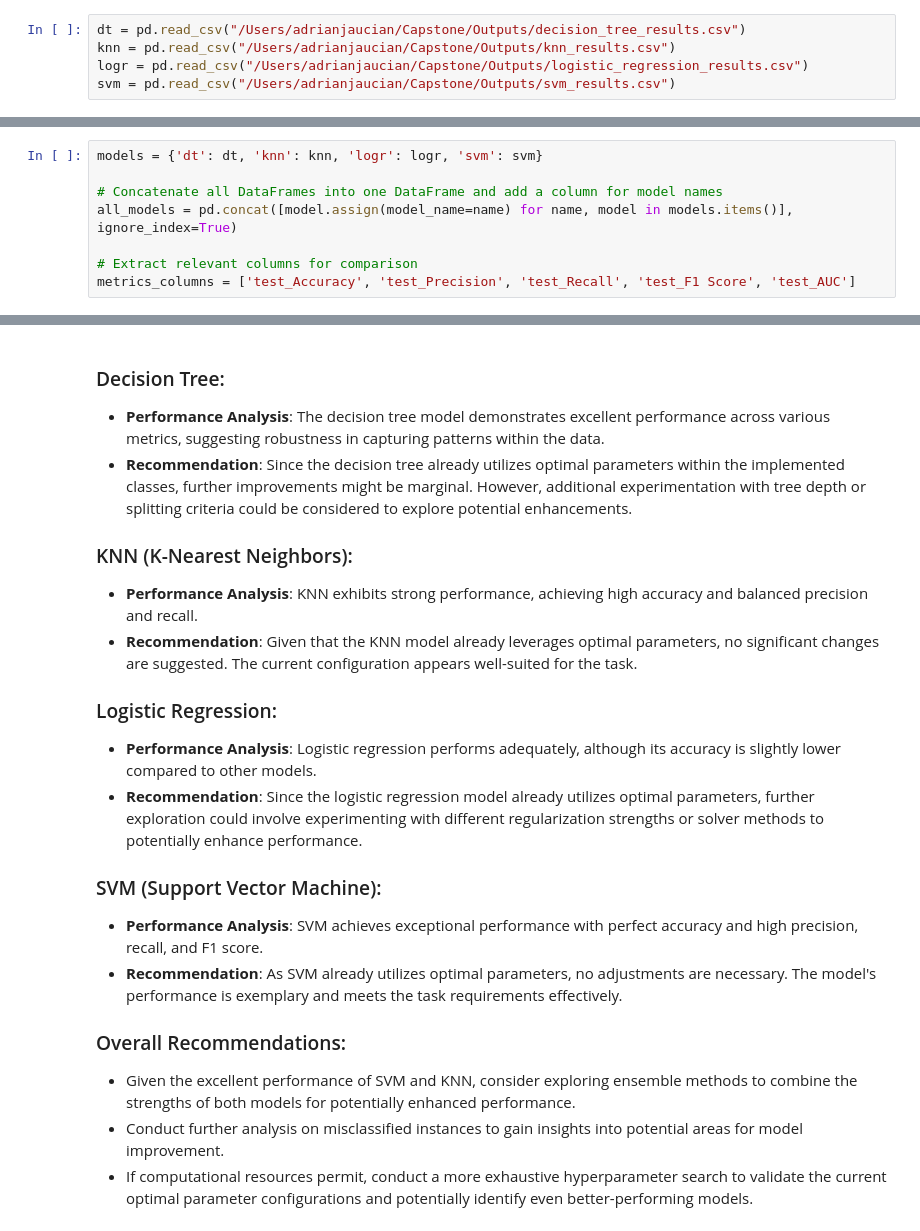
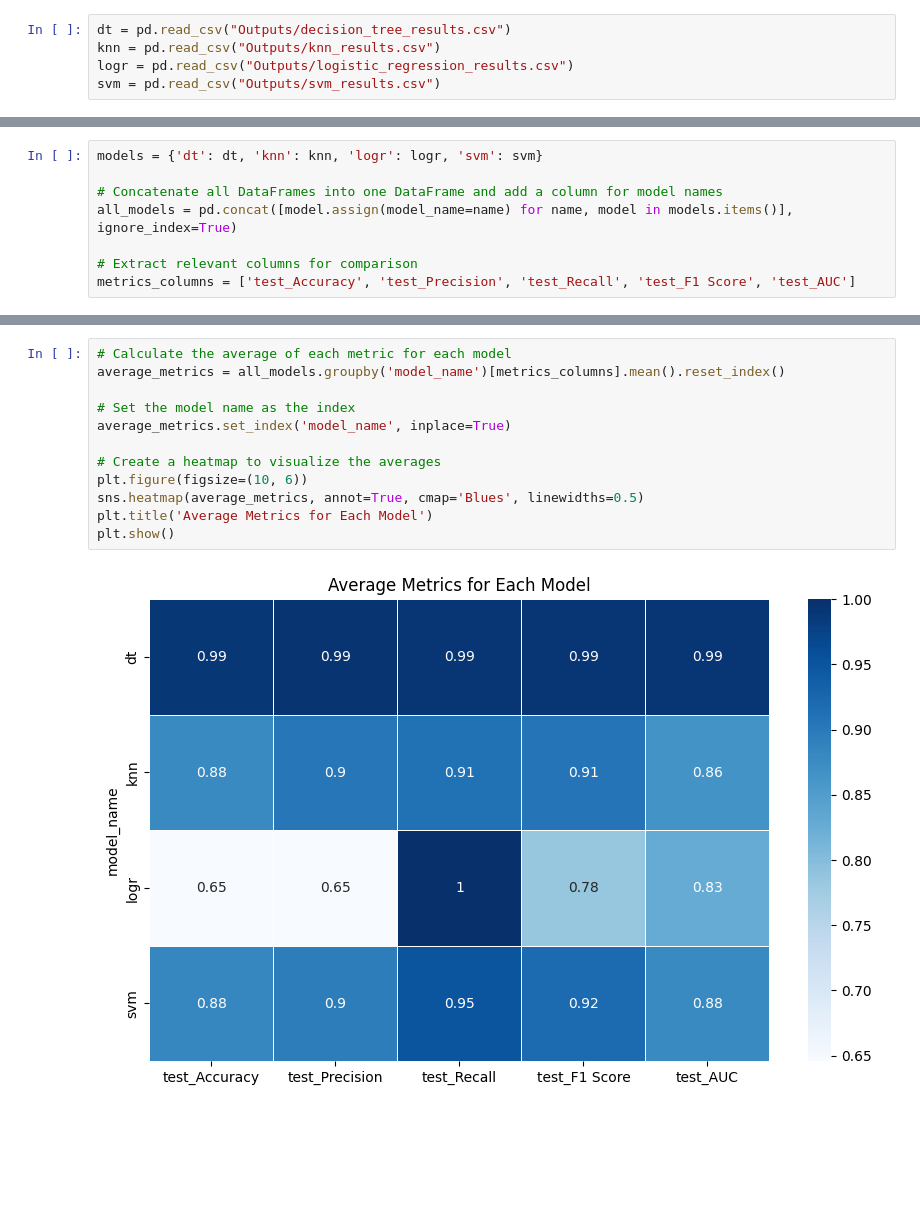
Before and after one commit to JManuelAG/Capstone, a Jupyter notebook: Documentation/DOC_testing.ipynb, the cells around one changed output, grey strips where cells are left out. Drawn from its saved outputs; the diff is of its cells as text; blank space fills up the shorter version.

```diff
--- a/Documentation/DOC_testing.ipynb
+++ b/Documentation/DOC_testing.ipynb
@@ -5,7 +5,7 @@ import pandas as pd
 import seaborn as sns
 import matplotlib.pyplot as plt
 # %%
-dt = pd.read_csv("/Users/adrianjaucian/Capstone/Outputs/decision_tree_results.csv")
-knn = pd.read_csv("/Users/adrianjaucian/Capstone/Outputs/knn_results.csv")
-logr = pd.read_csv("/Users/adrianjaucian/Capstone/Outputs/logistic_regression_results.csv")
-svm = pd.read_csv("/Users/adrianjaucian/Capstone/Outputs/svm_results.csv")
+dt = pd.read_csv("Outputs/decision_tree_results.csv")
+knn = pd.read_csv("Outputs/knn_results.csv")
+logr = pd.read_csv("Outputs/logistic_regression_results.csv")
+svm = pd.read_csv("Outputs/svm_results.csv")
@@ -48,21 +20,14 @@ plt.show()
-# %% [markdown]
-### Decision Tree:
-- **Performance Analysis**: The decision tree model demonstrates excellent performance across various metrics, suggesting robustness in capturing patterns within the data.
-- **Recommendation**: Since the decision tree already utilizes optimal parameters within the implemented classes, further improvements might be marginal. However, additional experimentation with tree depth or splitting criteria could be considered to explore potential enhancements.
-
-### KNN (K-Nearest Neighbors):
-- **Performance Analysis**: KNN exhibits strong performance, achieving high accuracy and balanced precision and recall.
-- **Recommendation**: Given that the KNN model already leverages optimal parameters, no significant changes are suggested. The current configuration appears well-suited for the task.
-
-### Logistic Regression:
-- **Performance Analysis**: Logistic regression performs adequately, although its accuracy is slightly lower compared to other models.
-- **Recommendation**: Since the logistic regression model already utilizes optimal parameters, further exploration could involve experimenting with different regularization strengths or solver methods to potentially enhance performance.
-
-### SVM (Support Vector Machine):
-- **Performance Analysis**: SVM achieves exceptional performance with perfect accuracy and high precision, recall, and F1 score.
-- **Recommendation**: As SVM already utilizes optimal parameters, no adjustments are necessary. The model's performance is exemplary and meets the task requirements effectively.
-
-### Overall Recommendations:
-- Given the excellent performance of SVM and KNN, consider exploring ensemble methods to combine the strengths of both models for potentially enhanced performance.
-- Conduct further analysis on misclassified instances to gain insights into potential areas for model improvement.
-- If computational resources permit, conduct a more exhaustive hyperparameter search to validate the current optimal parameter configurations and potentially identify even better-performing models.
+# %%
+# Calculate the average of each metric for each model
+average_metrics = all_models.groupby('model_name')[metrics_columns].mean().reset_index()
+
+# Set the model name as the index
+average_metrics.set_index('model_name', inplace=True)
+
+# Create a heatmap to visualize the averages
+plt.figure(figsize=(10, 6))
+sns.heatmap(average_metrics, annot=True, cmap='Blues', linewidths=0.5)
+plt.title('Average Metrics for Each Model')
+plt.show()
+# %% [output]
+[figure, added]
```
Also changed, not shown: parts of 4 cells of this notebook.
